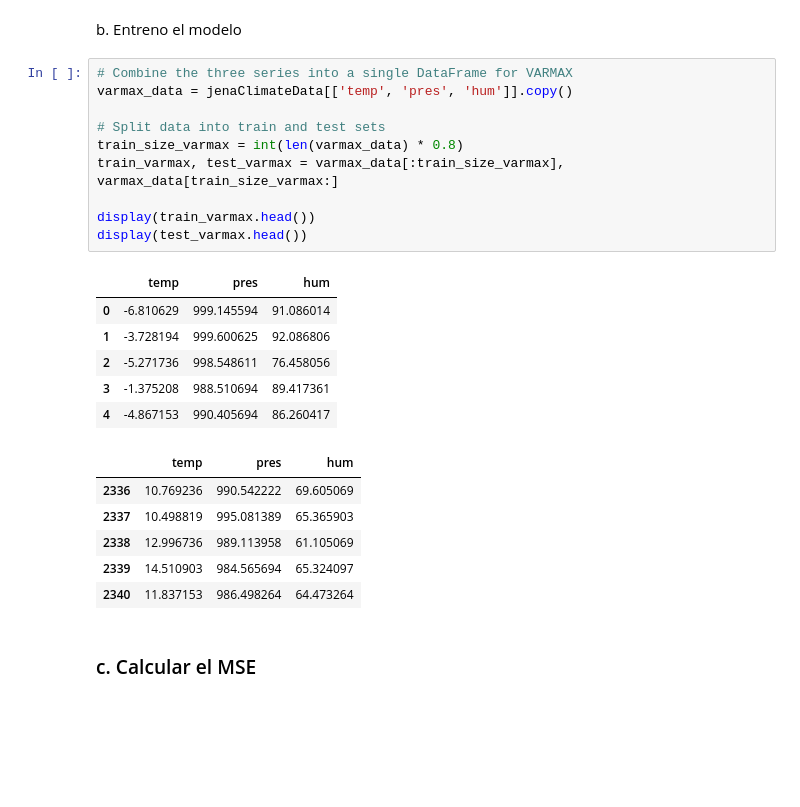
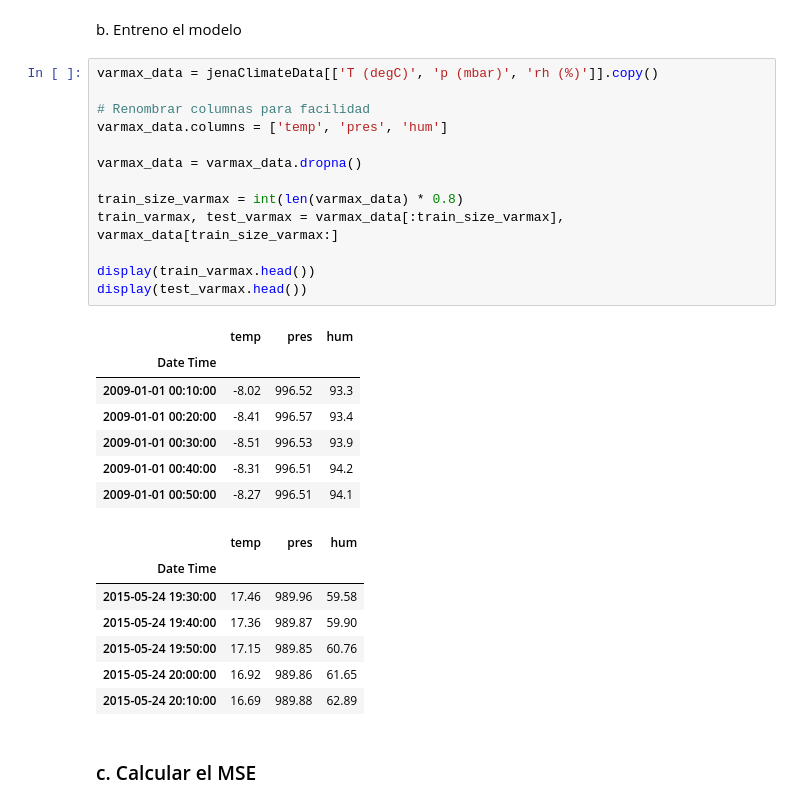
Before and after one commit to andifeliz/tp1-parte2, a Jupyter notebook: notebooks/tp2-parte1.ipynb, the cells around one changed output. Saved outputs shown, nothing was run; the diff lists cells and outputs as text; blank space fills up the shorter version.

```diff
--- a/notebooks/tp2-parte1.ipynb
+++ b/notebooks/tp2-parte1.ipynb
@@ -494,28 +435,33 @@ El modelo VARMAX (Vector Autoregressive Moving Average with eXogenous variables)
 # %% [markdown]
 b. Entreno el modelo
 # %%
-# Combine the three series into a single DataFrame for VARMAX
-varmax_data = jenaClimateData[['temp', 'pres', 'hum']].copy()
+varmax_data = jenaClimateData[['T (degC)', 'p (mbar)', 'rh (%)']].copy()
 
-# Split data into train and test sets
+# Renombrar columnas para facilidad
+varmax_data.columns = ['temp', 'pres', 'hum']
+
+varmax_data = varmax_data.dropna()
+
 train_size_varmax = int(len(varmax_data) * 0.8)
 train_varmax, test_varmax = varmax_data[:train_size_varmax], varmax_data[train_size_varmax:]
 
 display(train_varmax.head())
 display(test_varmax.head())
 # %% [output]
 |  | temp | pres | hum |
-| 0 | -6.810629 | 999.145594 | 91.086014 |
-| 1 | -3.728194 | 999.600625 | 92.086806 |
-| 2 | -5.271736 | 998.548611 | 76.458056 |
-| 3 | -1.375208 | 988.510694 | 89.417361 |
-| 4 | -4.867153 | 990.405694 | 86.260417 |
+| Date Time |  |  |  |
+| 2009-01-01 00:10:00 | -8.02 | 996.52 | 93.3 |
+| 2009-01-01 00:20:00 | -8.41 | 996.57 | 93.4 |
+| 2009-01-01 00:30:00 | -8.51 | 996.53 | 93.9 |
+| 2009-01-01 00:40:00 | -8.31 | 996.51 | 94.2 |
+| 2009-01-01 00:50:00 | -8.27 | 996.51 | 94.1 |
 |  | temp | pres | hum |
-| 2336 | 10.769236 | 990.542222 | 69.605069 |
-| 2337 | 10.498819 | 995.081389 | 65.365903 |
-| 2338 | 12.996736 | 989.113958 | 61.105069 |
-| 2339 | 14.510903 | 984.565694 | 65.324097 |
-| 2340 | 11.837153 | 986.498264 | 64.473264 |
+| Date Time |  |  |  |
+| 2015-05-24 19:30:00 | 17.46 | 989.96 | 59.58 |
+| 2015-05-24 19:40:00 | 17.36 | 989.87 | 59.90 |
+| 2015-05-24 19:50:00 | 17.15 | 989.85 | 60.76 |
+| 2015-05-24 20:00:00 | 16.92 | 989.86 | 61.65 |
+| 2015-05-24 20:10:00 | 16.69 | 989.88 | 62.89 |
 # %% [markdown]
 ### c. Calcular el MSE
 # %%
```
Also changed, not shown: parts of 10 cells of this notebook.
